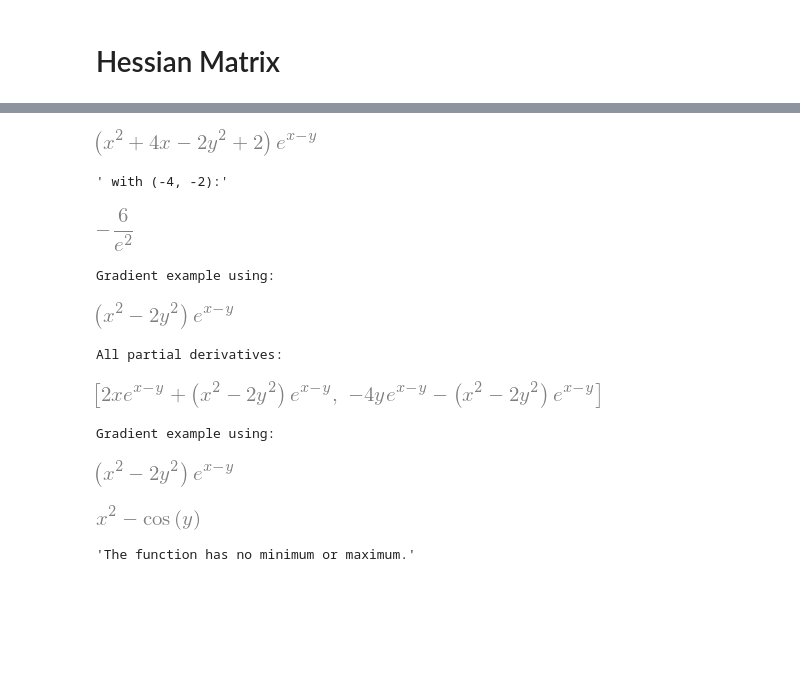
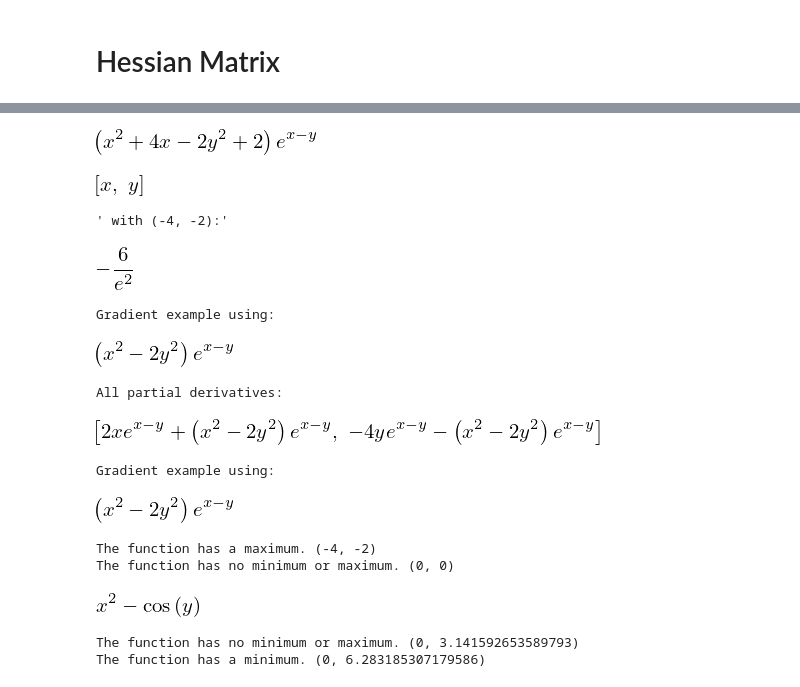
Before and after one commit to romanethoirey/convex-optimisation, a Jupyter notebook: Project - Hessian Matrix.ipynb, the cells around one changed output, grey strips where cells are left out. Saved outputs shown, nothing was run; the diff lists cells and outputs as text; code cells hidden in the pictures; blank space fills up the shorter version.

Commit message:
Add gradient descent

```diff
--- a/Project - Hessian Matrix.ipynb
+++ b/Project - Hessian Matrix.ipynb
@@ -32,34 +32,32 @@ display('Pretty rendering with display():', multivar_exp)
 # %%
-def evaluate_value(func, point):
+def evaluate_value(func, symbol_list, point):
     """
     Takes point tuple for evaluation, with variables in alphabetical order.
     fails if all symbols aren't mapped, returns numerical evaluation
     """
-    symbol_list = [Symbol('x'), Symbol('y')]
-    symbol_list.sort(key=str)
     if len(symbol_list) != len(point):
         print(symbol_list)
         print(point)
         raise ValueError('Unmatched argument sizes')
     result = func.copy()
     for symbol, value in zip(symbol_list, point):
-        result = result.replace(symbol, value)
+        result = result.subs(symbol, value)
     return result
 
 x = Symbol('x')
 y = Symbol('y')
 example_func = eval('exp(x-y)*(x**2-2*y**2+4*x+2)')
-display(example_func, ' with (-4, -2):')
-display(evaluate_value(example_func, (-4, -2)))
+syms = list(example_func.free_symbols)
+display(example_func, syms, ' with (-4, -2):')
+display(evaluate_value(example_func, syms, (-4, -2)))
 # %% [output]
-[figure, old version]
+[figure, new version]
+[figure, new version]
 ' with (-4, -2):'
-[figure, old version]
+[figure, added]
 # %%
-def gradient(func):
+def gradient(func, symbol_list):
     """ Returns list of derivatives for each free symbol (in alphabetical order) """
-    symbol_list = [Symbol('x'), Symbol('y')]
-    symbol_list.sort(key=str)
     partial_derivatives = []
     for symbol in symbol_list:
         partial_derivatives.append(diff(func, symbol))
@@ -70,12 +68,12 @@ example_func = eval('exp(x-y)*(x**2-2*y**2)')
 print('Gradient example using:')
 display(example_func)
 print('All partial derivatives:')
-display(gradient(example_func))
+display(gradient(example_func, example_func.free_symbols))
 # %% [output]
 Gradient example using:
-[figure, old version]
+[figure, new version]
 All partial derivatives:
-[figure, old version]
+[figure, new version]
 # %%
 def calcul_hessian_matrix(func):
     """
@@ -121,13 +121,23 @@ y = Symbol('y')
 example_func_1 = eval('exp(x-y)*(x**2-2*y**2)')
 example_func_2 = eval('x**2-cos(y)')
 print('Gradient example using:')
+
+
+
+# Case study maximum
 display(example_func_1)
+print(is_critical_point(example_func_1, (-4,-2)), (-4, -2))
+print(is_critical_point(example_func_1, (0, 0)), (0, 0))
+print()
 display(example_func_2)
+print(is_critical_point(example_func_2, (0, math.pi)), (0, math.pi))
 
-is_critical_point(example_func_1, (-4,-2))
-is_critical_point(example_func_2, (0,math.pi))
+print(is_critical_point(example_func_2, (0, 2*math.pi)), (0, 2*math.pi))
 # %% [output]
 Gradient example using:
-[figure, old version]
+[figure, new version]
+The function has a maximum. (-4, -2)
+The function has no minimum or maximum. (0, 0)
-[figure, old version]
+[figure, new version]
-'The function has no minimum or maximum.'
+The function has no minimum or maximum. (0, 3.141592653589793)
+The function has a minimum. (0, 6.283185307179586)
```
Also changed, not shown: parts of 9 cells of this notebook.
